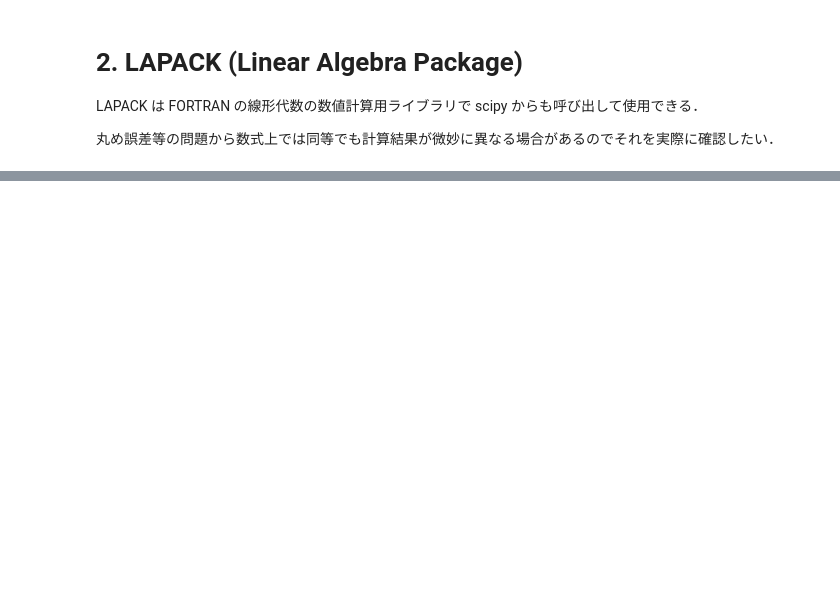
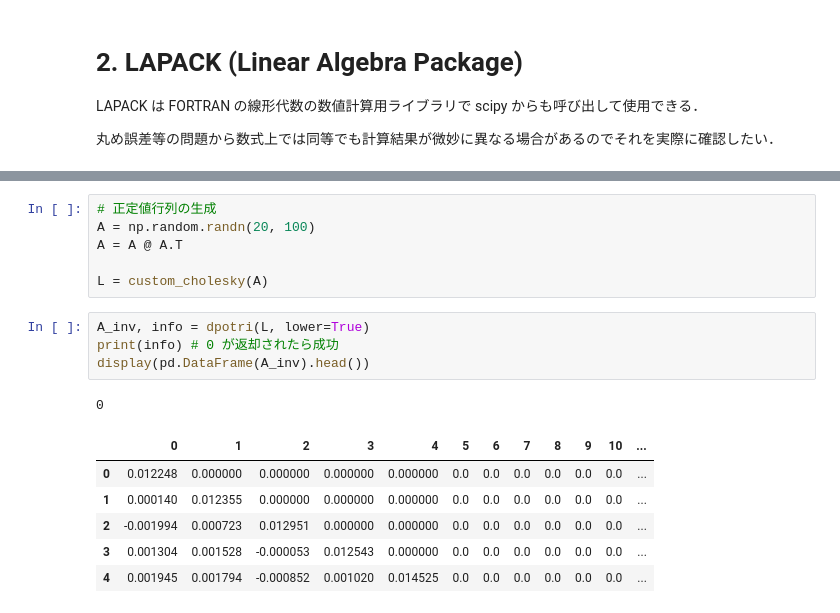
Before and after one commit to euno2723/SGPR, a Jupyter notebook: experiments/linalg.ipynb, the cells around one changed output, grey strips where cells are left out. Drawn from its saved outputs; the diff is of its cells as text; blank space fills up the shorter version.

```diff
--- a/experiments/linalg.ipynb
+++ b/experiments/linalg.ipynb
@@ -251,0 +221,18 @@ $$
+# %%
+# 正定値行列の生成
+A = np.random.randn(20, 100)
+A = A @ A.T
+
+L = custom_cholesky(A)
+# %%
+A_inv, info = dpotri(L, lower=True)
+print(info) # 0 が返却されたら成功
+display(pd.DataFrame(A_inv).head())
+# %% [output]
+0
+|  | 0 | 1 | 2 | 3 | 4 | 5 | 6 | 7 | 8 | 9 | 10 | ... |
+| 0 | 0.012248 | 0.000000 | 0.000000 | 0.000000 | 0.000000 | 0.0 | 0.0 | 0.0 | 0.0 | 0.0 | 0.0 | ... |
+| 1 | 0.000140 | 0.012355 | 0.000000 | 0.000000 | 0.000000 | 0.0 | 0.0 | 0.0 | 0.0 | 0.0 | 0.0 | ... |
+| 2 | -0.001994 | 0.000723 | 0.012951 | 0.000000 | 0.000000 | 0.0 | 0.0 | 0.0 | 0.0 | 0.0 | 0.0 | ... |
+| 3 | 0.001304 | 0.001528 | -0.000053 | 0.012543 | 0.000000 | 0.0 | 0.0 | 0.0 | 0.0 | 0.0 | 0.0 | ... |
+| 4 | 0.001945 | 0.001794 | -0.000852 | 0.001020 | 0.014525 | 0.0 | 0.0 | 0.0 | 0.0 | 0.0 | 0.0 | ... |
```
Also changed, not shown: parts of 21 cells of this notebook.
